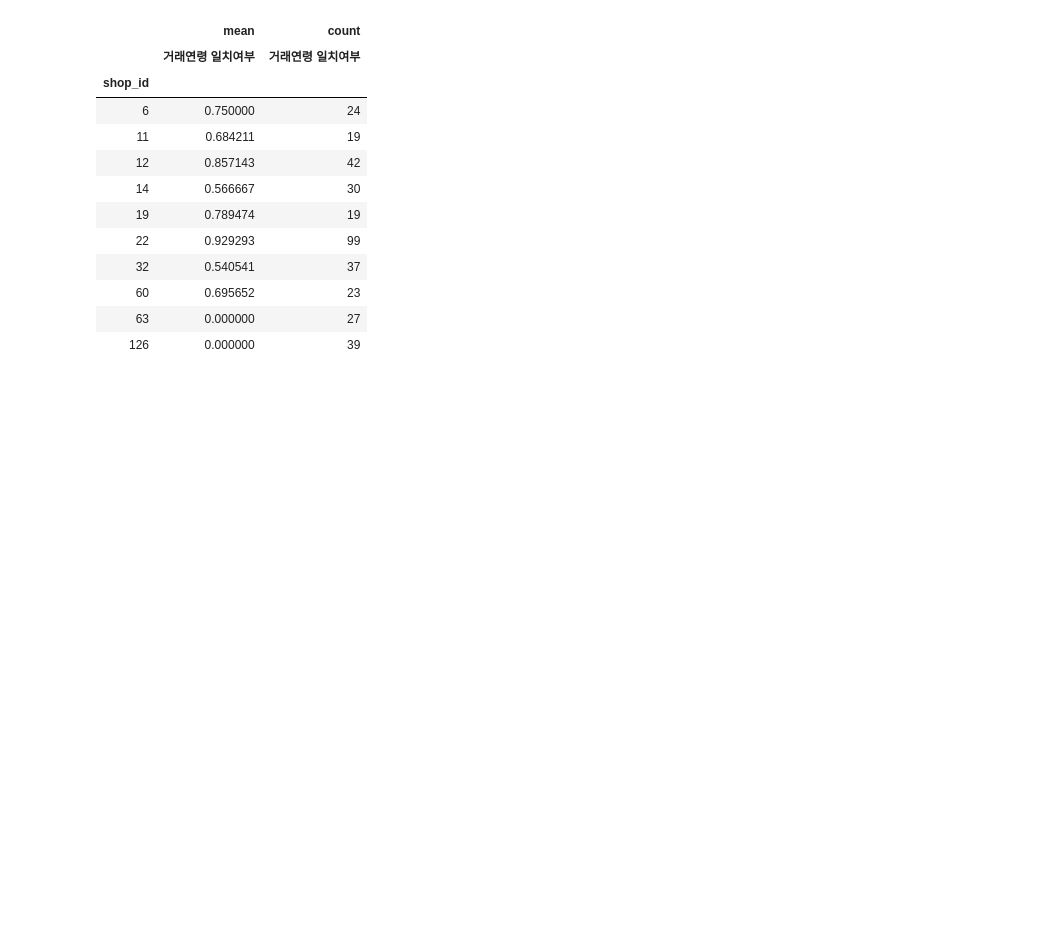
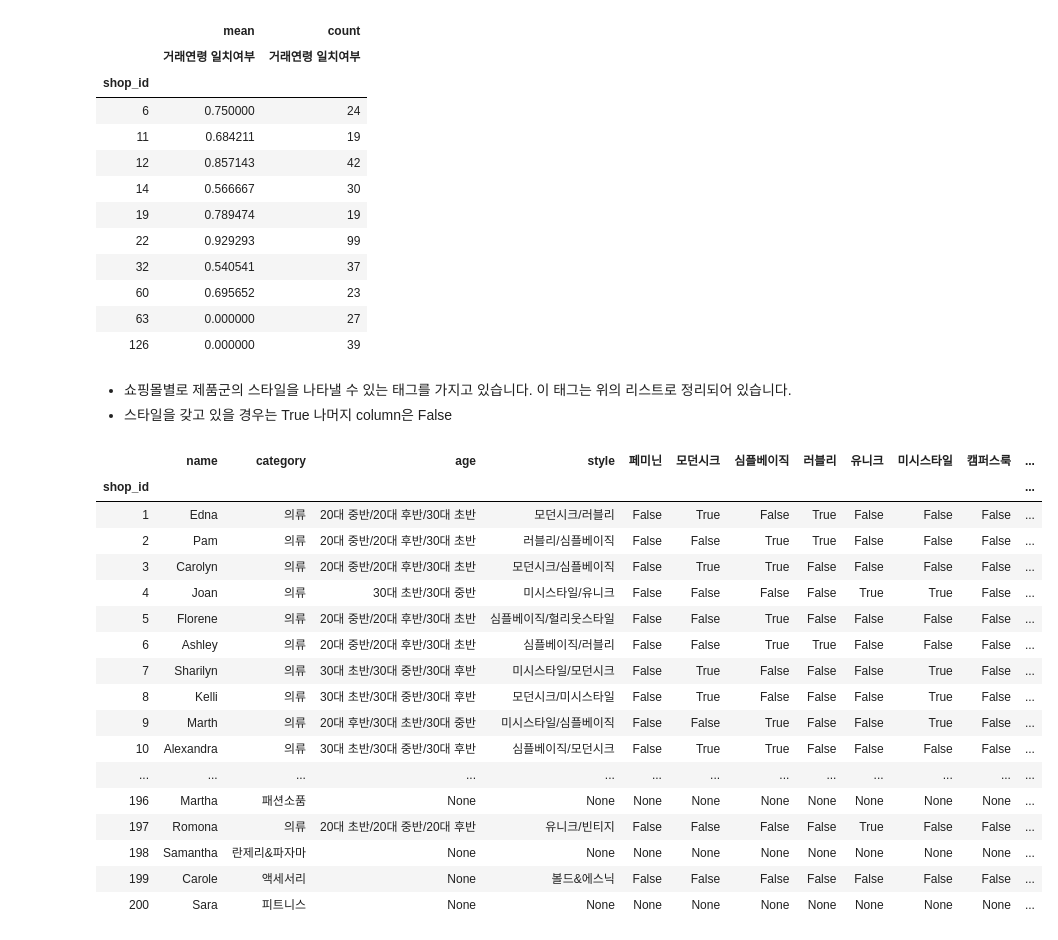
Before and after one commit to chewytteok/-personal_project, a Jupyter notebook: zigzag_EDA.ipynb, the cells around one changed output. Saved outputs shown, nothing was run; the diff lists cells and outputs as text; code cells hidden in the pictures; blank space fills up the shorter version.

```diff
--- a/zigzag_EDA.ipynb
+++ b/zigzag_EDA.ipynb
@@ -385,3 +389,30 @@ table[table.index.isin(top10_index)]
 # %%
 style_list = ['페미닌', '모던시크', '심플베이직', '러블리', '유니크', '미시스타일', '캠퍼스룩', '빈티지', '섹시글램', '스쿨룩', '로맨틱', '오피스룩',
               '럭셔리', '헐리웃스타일', '심플시크', '키치', '펑키', '큐티', '볼드&에스닉' ]
+# %% [markdown]
+- 쇼핑몰별로 제품군의 스타일을 나타낼 수 있는 태그를 가지고 있습니다. 이 태그는 위의 리스트로 정리되어 있습니다.
+- 스타일을 갖고 있을 경우는 True 나머지 column은 False
+# %%
+for style in style_list:
+    shop[f"{style}"] = shop['style'].str.contains(style)
+
+shop
+# %% [output]
+|  | name | category | age | style | 페미닌 | 모던시크 | 심플베이직 | 러블리 | 유니크 | 미시스타일 | 캠퍼스룩 | ... |
+| shop_id |  |  |  |  |  |  |  |  |  |  |  | ... |
+| 1 | Edna | 의류 | 20대 중반/20대 후반/30대 초반 | 모던시크/러블리 | False | True | False | True | False | False | False | ... |
+| 2 | Pam | 의류 | 20대 중반/20대 후반/30대 초반 | 러블리/심플베이직 | False | False | True | True | False | False | False | ... |
+| 3 | Carolyn | 의류 | 20대 중반/20대 후반/30대 초반 | 모던시크/심플베이직 | False | True | True | False | False | False | False | ... |
+| 4 | Joan | 의류 | 30대 초반/30대 중반 | 미시스타일/유니크 | False | False | False | False | True | True | False | ... |
+| 5 | Florene | 의류 | 20대 중반/20대 후반/30대 초반 | 심플베이직/헐리웃스타일 | False | False | True | False | False | False | False | ... |
+| 6 | Ashley | 의류 | 20대 중반/20대 후반/30대 초반 | 심플베이직/러블리 | False | False | True | True | False | False | False | ... |
+| 7 | Sharilyn | 의류 | 30대 초반/30대 중반/30대 후반 | 미시스타일/모던시크 | False | True | False | False | False | True | False | ... |
+| 8 | Kelli | 의류 | 30대 초반/30대 중반/30대 후반 | 모던시크/미시스타일 | False | True | False | False | False | True | False | ... |
+| 9 | Marth | 의류 | 20대 후반/30대 초반/30대 중반 | 미시스타일/심플베이직 | False | False | True | False | False | True | False | ... |
+| 10 | Alexandra | 의류 | 30대 초반/30대 중반/30대 후반 | 심플베이직/모던시크 | False | True | True | False | False | False | False | ... |
+| ... | ... | ... | ... | ... | ... | ... | ... | ... | ... | ... | ... | ... |
+| 196 | Martha | 패션소품 | None | None | None | None | None | None | None | None | None | ... |
+| 197 | Romona | 의류 | 20대 초반/20대 중반/20대 후반 | 유니크/빈티지 | False | False | False | False | True | False | False | ... |
+| 198 | Samantha | 란제리&파자마 | None | None | None | None | None | None | None | None | None | ... |
+| 199 | Carole | 액세서리 | None | 볼드&에스닉 | False | False | False | False | False | False | False | ... |
+| 200 | Sara | 피트니스 | None | None | None | None | None | None | None | None | None | ... |
```
Also changed, not shown: parts of 5 cells of this notebook.
